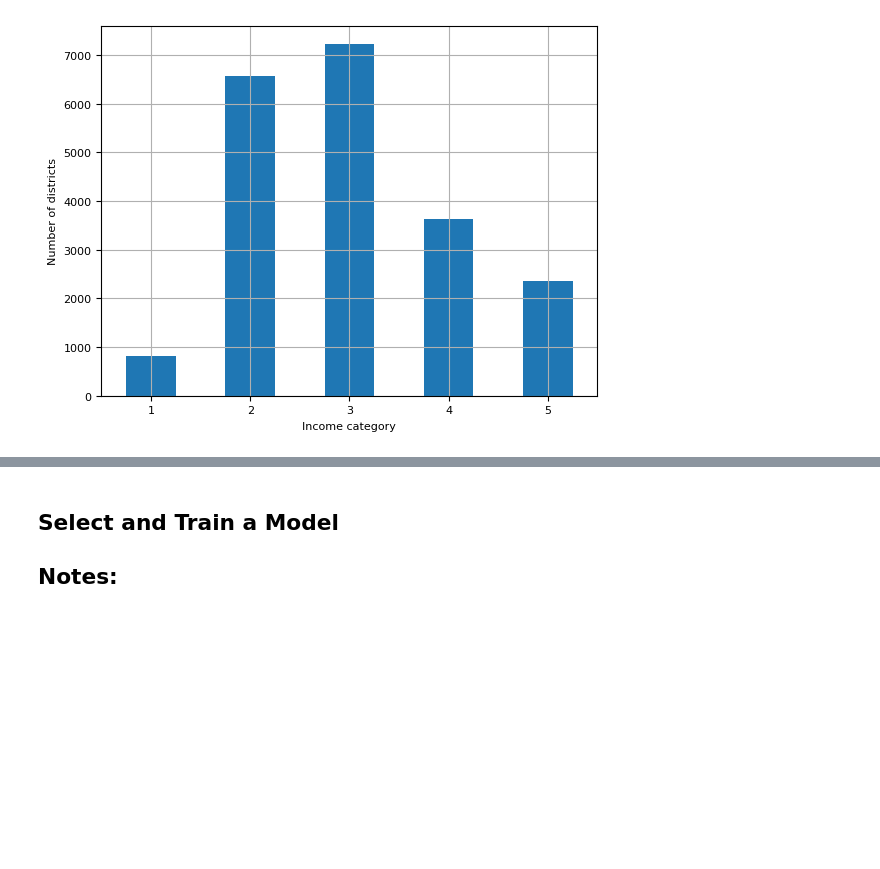
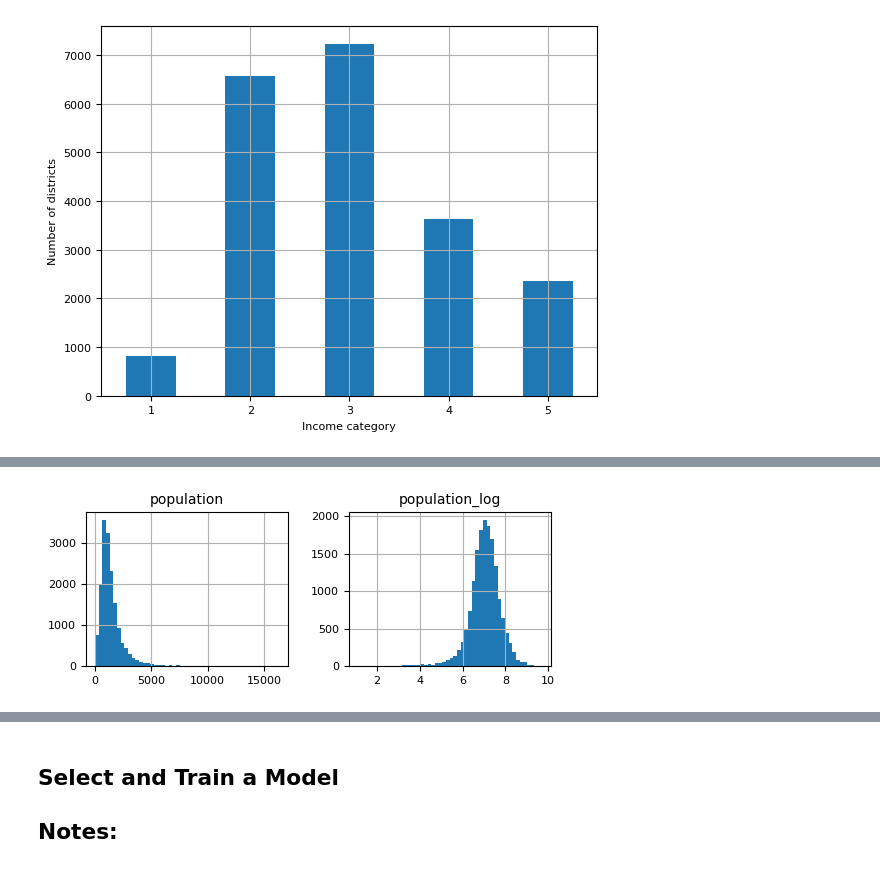
Before and after one commit to tsarevboris/ai-explore, a Jupyter notebook: notebooks/learn/handson-ml/ch02_end_to_end_project.ipynb, the cells around one changed output, grey strips where cells are left out. Saved outputs shown, nothing was run; the diff lists cells and outputs as text; code cells hidden in the pictures; blank space fills up the shorter version.

```diff
--- a/notebooks/learn/handson-ml/ch02_end_to_end_project.ipynb
+++ b/notebooks/learn/handson-ml/ch02_end_to_end_project.ipynb
@@ -196,0 +268,3 @@ strat_test_set.drop(columns="income_cat", inplace=True)
+# %%
+housing = strat_train_set.drop(columns=["median_house_value"])
+housing_labels = strat_train_set.median_house_value.copy()
@@ -196,0 +375,7 @@ strat_test_set.drop(columns="income_cat", inplace=True)
+# %%
+feature_and_log = housing[["population"]].copy()
+feature_and_log["population_log"] = np.log(feature_and_log.population)
+feature_and_log.hist(bins=50, figsize=(6, 2))
+plt.show()
+# %% [output]
+[figure, added]
```
Also changed, not shown: parts of 33 cells of this notebook, 1 other file.
